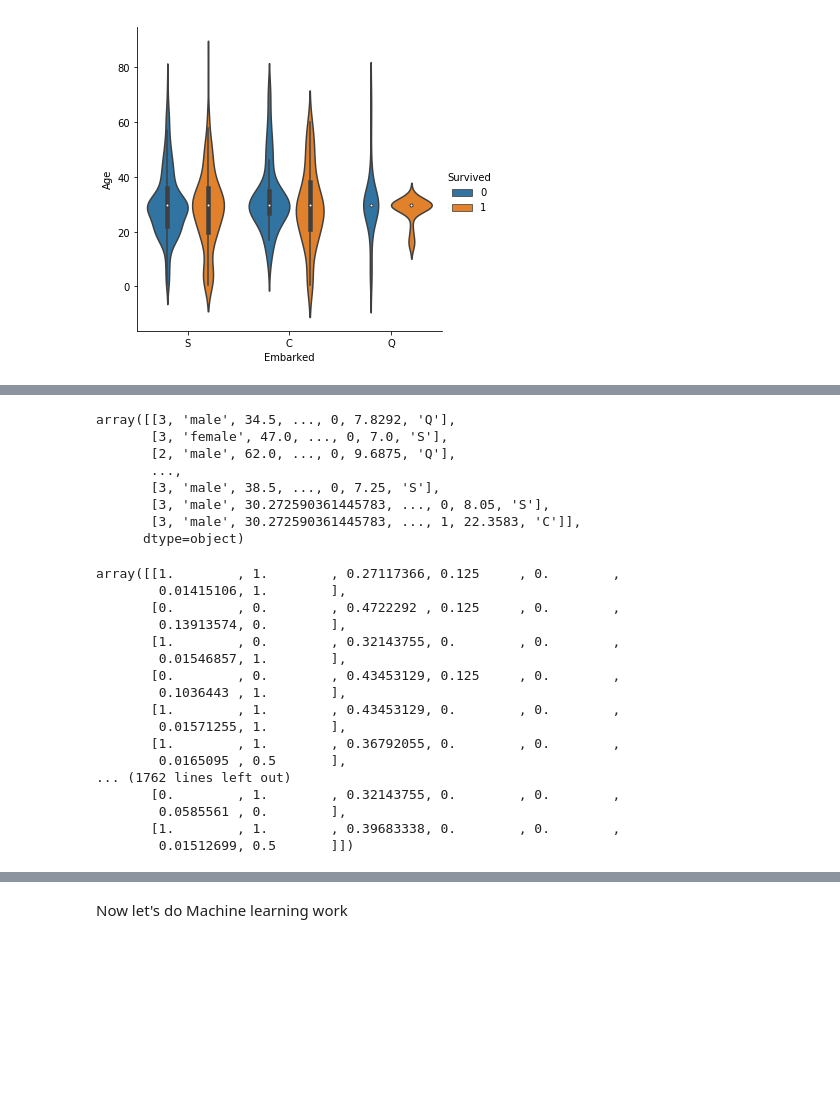
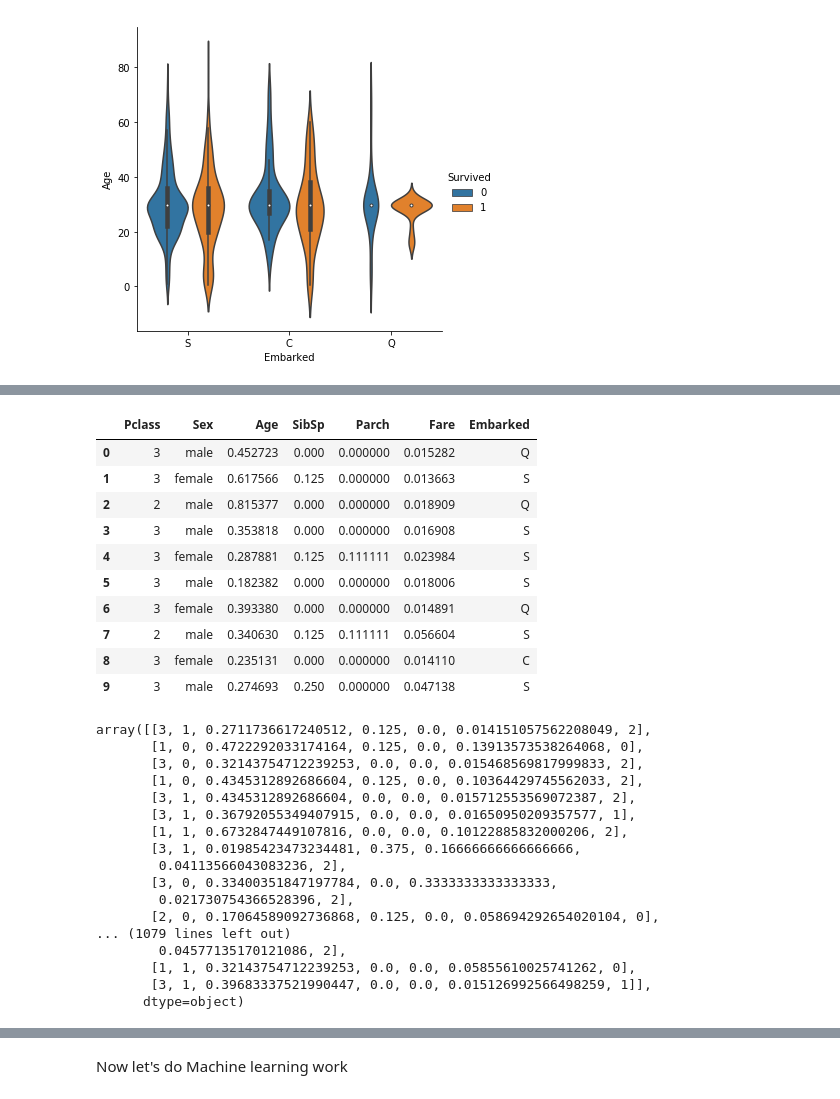
Before and after one commit to thechiragarora/titanic, a Jupyter notebook: titanic_.ipynb, the cells around one changed output, grey strips where cells are left out. Drawn from its saved outputs; the diff is of its cells as text; code cells hidden in the pictures; blank space fills up the shorter version.

```diff
--- a/titanic_.ipynb
+++ b/titanic_.ipynb
@@ -120,3 +143,8 @@ x_test = x_test.values
+# %%
+from sklearn.preprocessing import MinMaxScaler
+minmax = MinMaxScaler()
+x[['Age','Fare','Parch','SibSp']] = minmax.fit_transform(x[['Age','Fare','Parch','SibSp']])
+x_test[['Age','Fare','Parch','SibSp']] = minmax.fit_transform(x_test[['Age','Fare','Parch','SibSp']])
 # %%
 x
 # %% [output]
@@ -130,11 +169,14 @@ array([[3, 'male', 22.0, ..., 0, 7.25, 'S'],
 # %%
-x_test
+x_test.head(10)
 # %% [output]
-array([[3, 'male', 34.5, ..., 0, 7.8292, 'Q'],
-       [3, 'female', 47.0, ..., 0, 7.0, 'S'],
-       [2, 'male', 62.0, ..., 0, 9.6875, 'Q'],
-       ...,
-       [3, 'male', 38.5, ..., 0, 7.25, 'S'],
-       [3, 'male', 30.272590361445783, ..., 0, 8.05, 'S'],
-       [3, 'male', 30.272590361445783, ..., 1, 22.3583, 'C']],
-      dtype=object)
+|  | Pclass | Sex | Age | SibSp | Parch | Fare | Embarked |
+| 0 | 3 | male | 0.452723 | 0.000 | 0.000000 | 0.015282 | Q |
+| 1 | 3 | female | 0.617566 | 0.125 | 0.000000 | 0.013663 | S |
+| 2 | 2 | male | 0.815377 | 0.000 | 0.000000 | 0.018909 | Q |
+| 3 | 3 | male | 0.353818 | 0.000 | 0.000000 | 0.016908 | S |
+| 4 | 3 | female | 0.287881 | 0.125 | 0.111111 | 0.023984 | S |
+| 5 | 3 | male | 0.182382 | 0.000 | 0.000000 | 0.018006 | S |
+| 6 | 3 | female | 0.393380 | 0.000 | 0.000000 | 0.014891 | Q |
+| 7 | 2 | male | 0.340630 | 0.125 | 0.111111 | 0.056604 | S |
+| 8 | 3 | female | 0.235131 | 0.000 | 0.000000 | 0.014110 | C |
+| 9 | 3 | male | 0.274693 | 0.250 | 0.000000 | 0.047138 | S |
@@ -150,22 +194,22 @@ np.set_printoptions(threshold = np.nan) # to show all values of numpy array
 # %%
 x
 # %% [output]
-array([[1.        , 1.        , 0.27117366, 0.125     , 0.        ,
-        0.01415106, 1.        ],
-       [0.        , 0.        , 0.4722292 , 0.125     , 0.        ,
-        0.13913574, 0.        ],
-       [1.        , 0.        , 0.32143755, 0.        , 0.        ,
-        0.01546857, 1.        ],
-       [0.        , 0.        , 0.43453129, 0.125     , 0.        ,
-        0.1036443 , 1.        ],
-       [1.        , 1.        , 0.43453129, 0.        , 0.        ,
-        0.01571255, 1.        ],
-       [1.        , 1.        , 0.36792055, 0.        , 0.        ,
-        0.0165095 , 0.5       ],
-... (1762 lines left out)
-       [0.        , 1.        , 0.32143755, 0.        , 0.        ,
-        0.0585561 , 0.        ],
-       [1.        , 1.        , 0.39683338, 0.        , 0.        ,
-        0.01512699, 0.5       ]])
+array([[3, 1, 0.2711736617240512, 0.125, 0.0, 0.014151057562208049, 2],
+       [1, 0, 0.4722292033174164, 0.125, 0.0, 0.13913573538264068, 0],
+       [3, 0, 0.32143754712239253, 0.0, 0.0, 0.015468569817999833, 2],
+       [1, 0, 0.4345312892686604, 0.125, 0.0, 0.10364429745562033, 2],
+       [3, 1, 0.4345312892686604, 0.0, 0.0, 0.015712553569072387, 2],
+       [3, 1, 0.36792055349407915, 0.0, 0.0, 0.01650950209357577, 1],
+       [1, 1, 0.6732847449107816, 0.0, 0.0, 0.10122885832000206, 2],
+       [3, 1, 0.01985423473234481, 0.375, 0.16666666666666666,
+        0.04113566043083236, 2],
+       [3, 0, 0.33400351847197784, 0.0, 0.3333333333333333,
+        0.021730754366528396, 2],
+       [2, 0, 0.17064589092736868, 0.125, 0.0, 0.058694292654020104, 0],
+... (1079 lines left out)
+        0.04577135170121086, 2],
+       [1, 1, 0.32143754712239253, 0.0, 0.0, 0.05855610025741262, 0],
+       [3, 1, 0.39683337521990447, 0.0, 0.0, 0.015126992566498259, 1]],
+      dtype=object)
 # %%
 x_test
```
Also changed, not shown: parts of 31 cells of this notebook.
